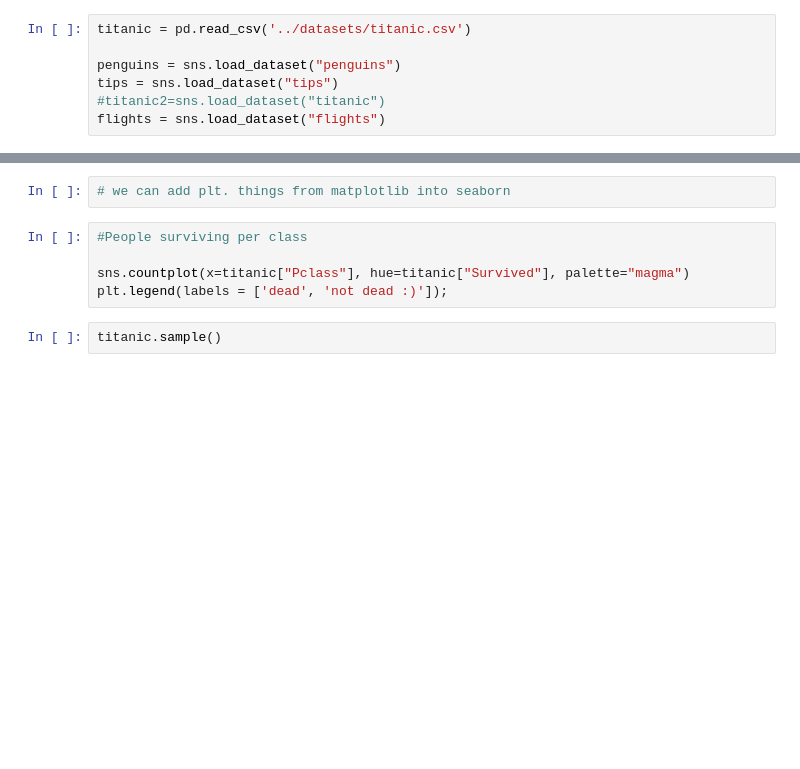
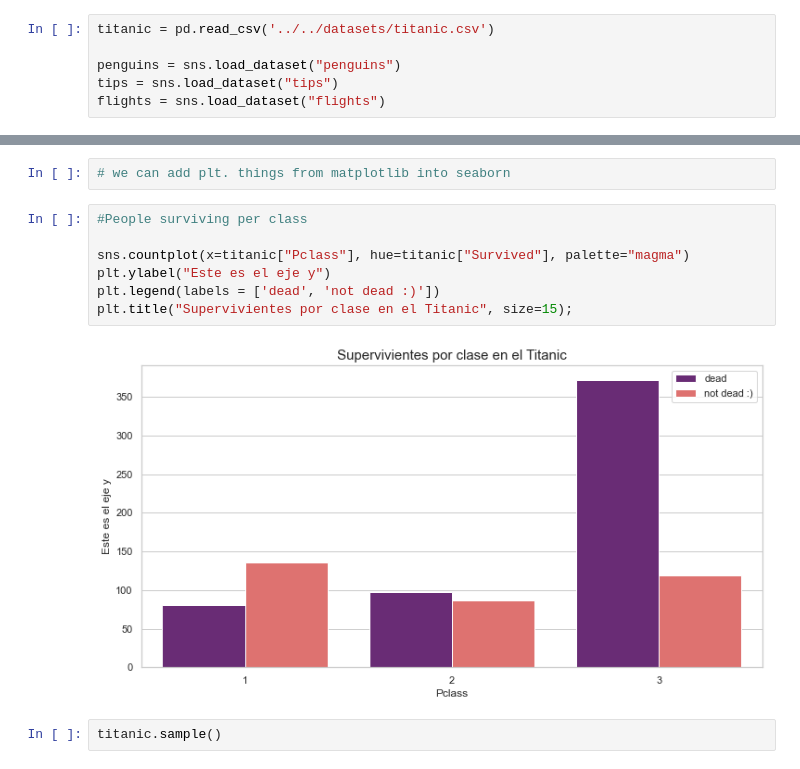
Before and after one commit to Ironhack-data-bcn-feb-2023/lectures, a Jupyter notebook: module-1/week-4/1- Visualization.ipynb, the cells around one changed output, grey strips where cells are left out. Saved outputs shown, nothing was run; the diff lists cells and outputs as text; blank space fills up the shorter version.

```diff
--- a/module-1/week-4/1- Visualization.ipynb
+++ b/module-1/week-4/1- Visualization.ipynb
@@ -40,11 +41,10 @@ import numpy as np
 # %% [markdown]
 # We load data
 # %%
-titanic = pd.read_csv('../datasets/titanic.csv')
+titanic = pd.read_csv('../../datasets/titanic.csv')
 
 penguins = sns.load_dataset("penguins")
 tips = sns.load_dataset("tips")
-#titanic2=sns.load_dataset("titanic")
 flights = sns.load_dataset("flights")
 # %%
 penguins.sample(5)
@@ -171,8 +295,12 @@ We can create clustered bar charts and thus add an extra dimension to the chart
 # %%
 #People surviving per class
 
 sns.countplot(x=titanic["Pclass"], hue=titanic["Survived"], palette="magma")
-plt.legend(labels = ['dead', 'not dead :)']);
+plt.ylabel("Este es el eje y")
+plt.legend(labels = ['dead', 'not dead :)'])
+plt.title("Supervivientes por clase en el Titanic", size=15);
+# %% [output]
+[figure, added]
 # %%
 titanic.sample()
 # %%
```
Also changed, not shown: parts of 50 cells of this notebook.
